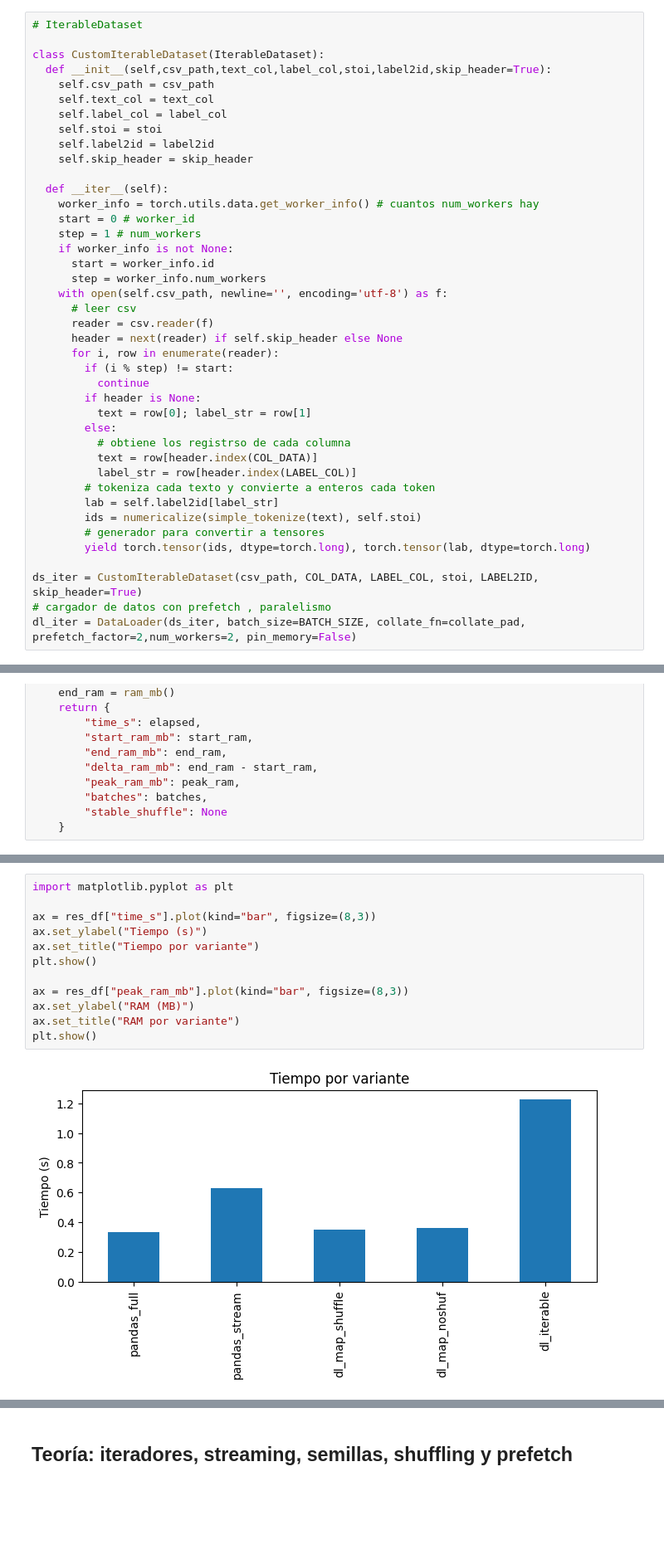
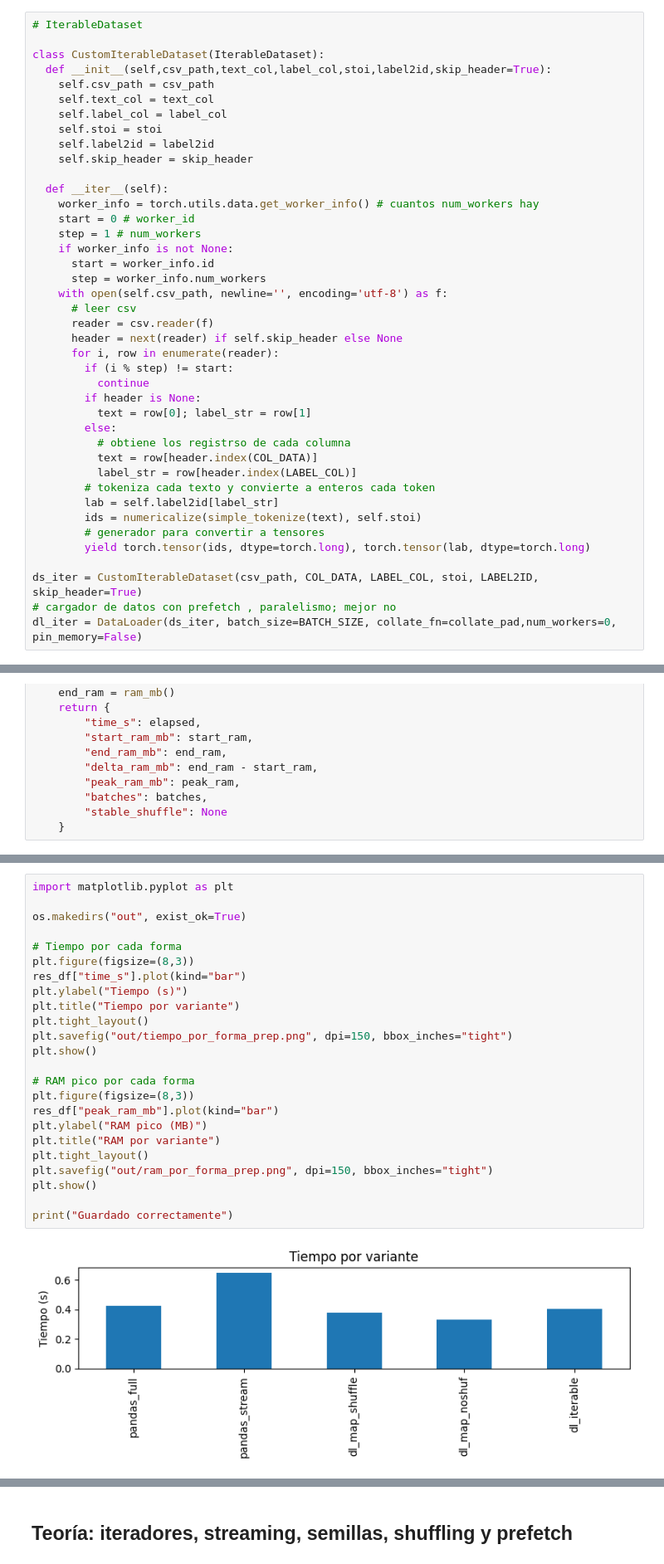
Before and after one commit to Aushzlten12/PC1-nlp, a Jupyter notebook: notebook.ipynb, the cells around one changed output, grey strips where cells are left out. Shown at 83% size. Saved outputs shown, nothing was run; the diff lists cells and outputs as text; blank space fills up the shorter version.

```diff
--- a/notebook.ipynb
+++ b/notebook.ipynb
@@ -206,8 +206,8 @@ class CustomIterableDataset(IterableDataset):
         yield torch.tensor(ids, dtype=torch.long), torch.tensor(lab, dtype=torch.long)
 
 ds_iter = CustomIterableDataset(csv_path, COL_DATA, LABEL_COL, stoi, LABEL2ID, skip_header=True)
-# cargador de datos con prefetch , paralelismo
-dl_iter = DataLoader(ds_iter, batch_size=BATCH_SIZE, collate_fn=collate_pad, prefetch_factor=2,num_workers=2, pin_memory=False)
+# cargador de datos con prefetch , paralelismo; mejor no
+dl_iter = DataLoader(ds_iter, batch_size=BATCH_SIZE, collate_fn=collate_pad,num_workers=0, pin_memory=False)
 # %%
 def ram_mb():
     # RAM actual del proceso en MB
@@ -388,14 +388,26 @@ res_df.round(3)
 # %%
 import matplotlib.pyplot as plt
 
-ax = res_df["time_s"].plot(kind="bar", figsize=(8,3))
-ax.set_ylabel("Tiempo (s)")
-ax.set_title("Tiempo por variante")
+os.makedirs("out", exist_ok=True)
+
+# Tiempo por cada forma
+plt.figure(figsize=(8,3))
+res_df["time_s"].plot(kind="bar")
+plt.ylabel("Tiempo (s)")
+plt.title("Tiempo por variante")
+plt.tight_layout()
+plt.savefig("out/tiempo_por_forma_prep.png", dpi=150, bbox_inches="tight")
 plt.show()
 
-ax = res_df["peak_ram_mb"].plot(kind="bar", figsize=(8,3))
-ax.set_ylabel("RAM (MB)")
-ax.set_title("RAM por variante")
+# RAM pico por cada forma
+plt.figure(figsize=(8,3))
+res_df["peak_ram_mb"].plot(kind="bar")
+plt.ylabel("RAM pico (MB)")
+plt.title("RAM por variante")
+plt.tight_layout()
+plt.savefig("out/ram_por_forma_prep.png", dpi=150, bbox_inches="tight")
 plt.show()
+
+print("Guardado correctamente")
 # %% [output]
-[figure, old version]
+[figure, new version]
```
Also changed, not shown: parts of 2 cells of this notebook, 2 other files.
